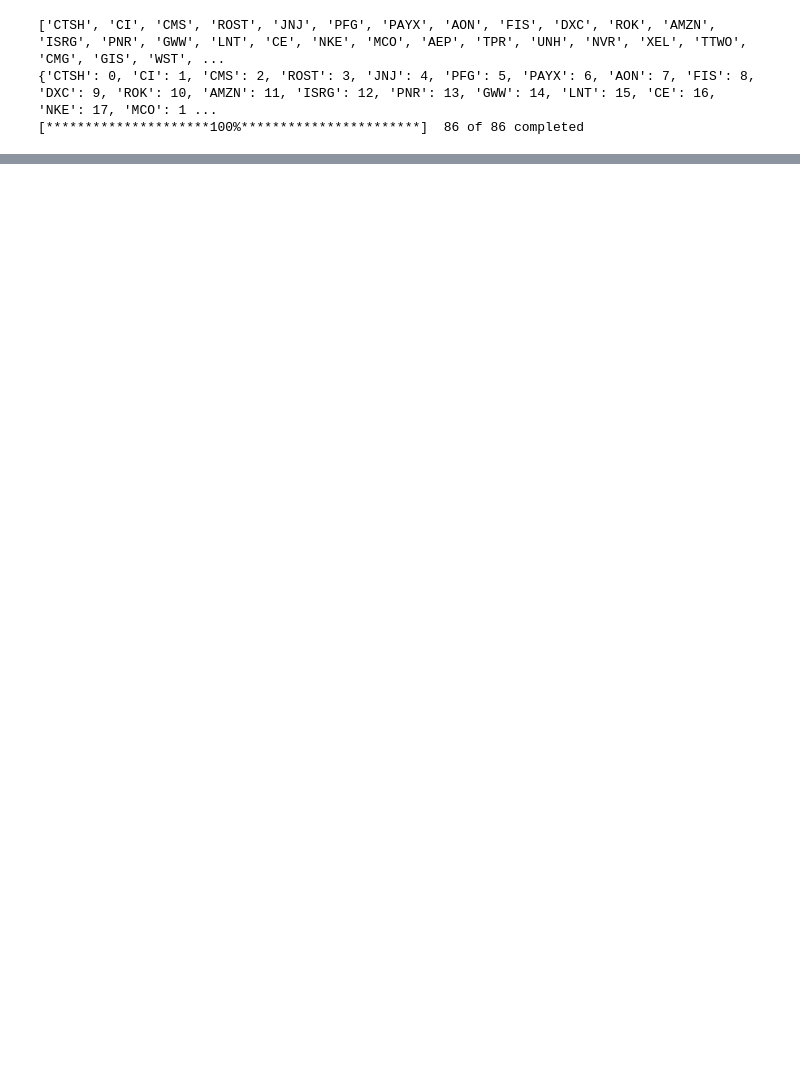
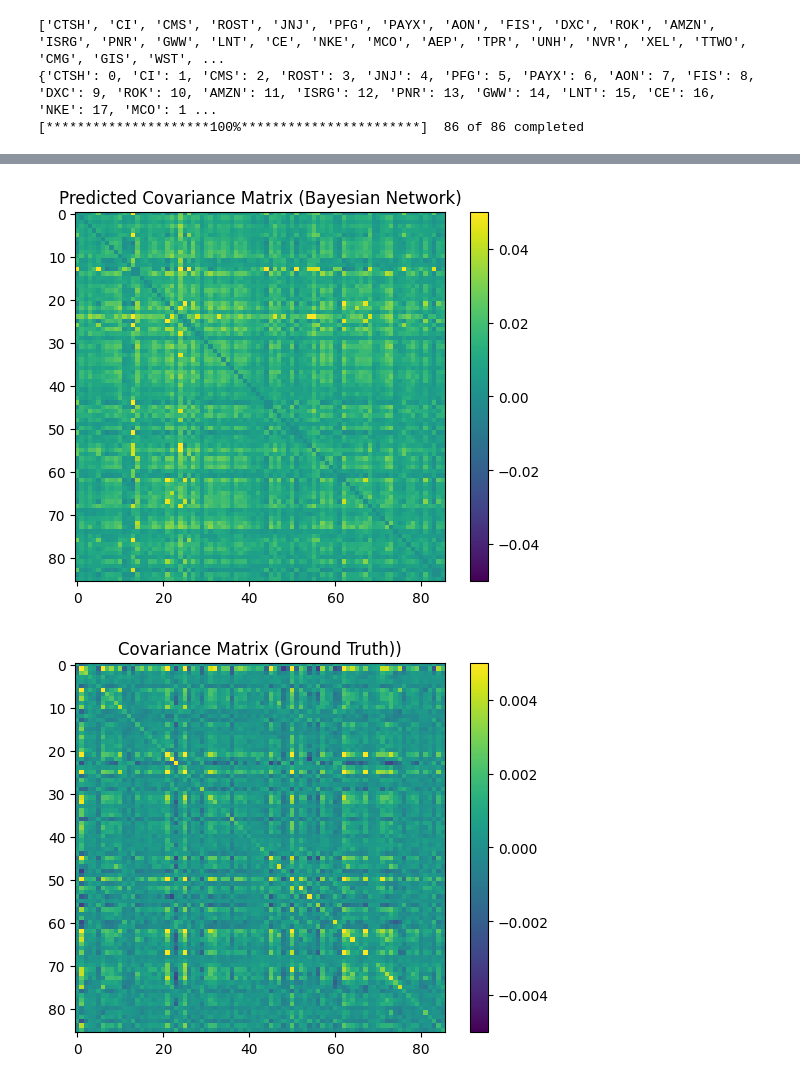
Before and after one commit to fanpu/10-708-project, a Jupyter notebook: Evaluation.ipynb, the cells around one changed output, grey strips where cells are left out. Cells and saved outputs as stored; diff of their text form; code cells hidden in the pictures; blank space fills up the shorter version.

```diff
--- a/Evaluation.ipynb
+++ b/Evaluation.ipynb
@@ -295,0 +355,3 @@ all_predicted_H_t
+# %%
+with open(f"predictions/all_predicted_H_t.pkl", "rb") as f:
+    all_predicted_H_t = pickle.load(f)
@@ -295,0 +372,19 @@ all_predicted_H_t
+# %%
+def investigate_H_t(tday):
+    predicted_H_t = all_predicted_H_t[tday]
+    Ht, _, _, _ = engine.get_HAR_DRD(tday)
+
+    plt.title("Predicted Covariance Matrix (Bayesian Network)")
+    plt.imshow(predicted_H_t, vmin=-0.05, vmax=0.05)
+    plt.colorbar()
+    plt.show()
+
+    plt.title("Covariance Matrix (Ground Truth))")
+    plt.imshow(H_t, vmin=-0.005, vmax = 0.005)
+    plt.colorbar()
+    plt.show()
+
+investigate_H_t('2020-01-02')
+# %% [output]
+[figure, added]
+[figure, added]
```
Also changed, not shown: parts of 12 cells of this notebook, 1 other file.
